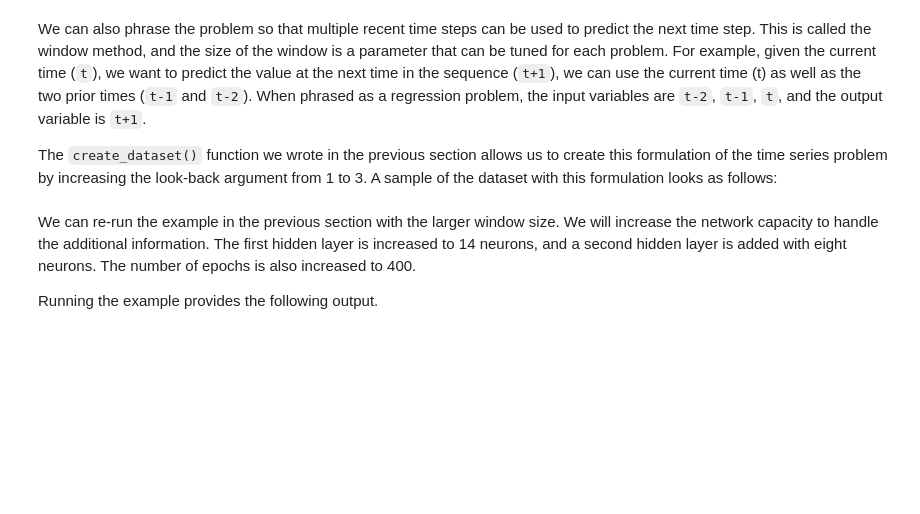
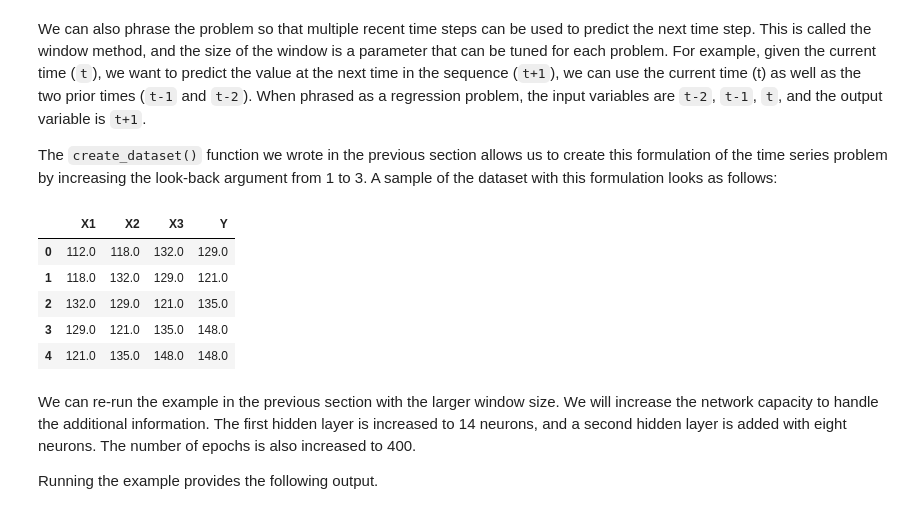
Before and after one commit to eccnil/deep-learning-exercises, a Jupyter notebook: 3.Recurrent Neural Networks/1.Lessons/1.Time Series Prediction with Multilayer Perceptrons.ipynb, the cells around one changed output. Saved outputs shown, nothing was run; the diff lists cells and outputs as text; code cells hidden in the pictures; blank space fills up the shorter version.

```diff
--- a/3.Recurrent Neural Networks/1.Lessons/1.Time Series Prediction with Multilayer Perceptrons.ipynb
+++ b/3.Recurrent Neural Networks/1.Lessons/1.Time Series Prediction with Multilayer Perceptrons.ipynb
@@ -82,3 +179,14 @@ The `create_dataset()` function we wrote in the previous section allows us to cr
+# %%
+x, y = create_dataset(dataset, look_back = 3)
+df = pd.DataFrame(np.column_stack((x,y)), columns=['X1', 'X2', 'X3', 'Y'])
+df.head()
+# %% [output]
+|  | X1 | X2 | X3 | Y |
+| 0 | 112.0 | 118.0 | 132.0 | 129.0 |
+| 1 | 118.0 | 132.0 | 129.0 | 121.0 |
+| 2 | 132.0 | 129.0 | 121.0 | 135.0 |
+| 3 | 129.0 | 121.0 | 135.0 | 148.0 |
+| 4 | 121.0 | 135.0 | 148.0 | 148.0 |
 # %% [markdown]
 We can re-run the example in the previous section with the larger window size. We will increase the network capacity to handle the additional information. The first hidden layer is increased to 14 neurons, and a second hidden layer is added with eight neurons. The number of epochs is also increased to 400.
 
```
Also changed, not shown: parts of 32 cells of this notebook, 1 other file.
